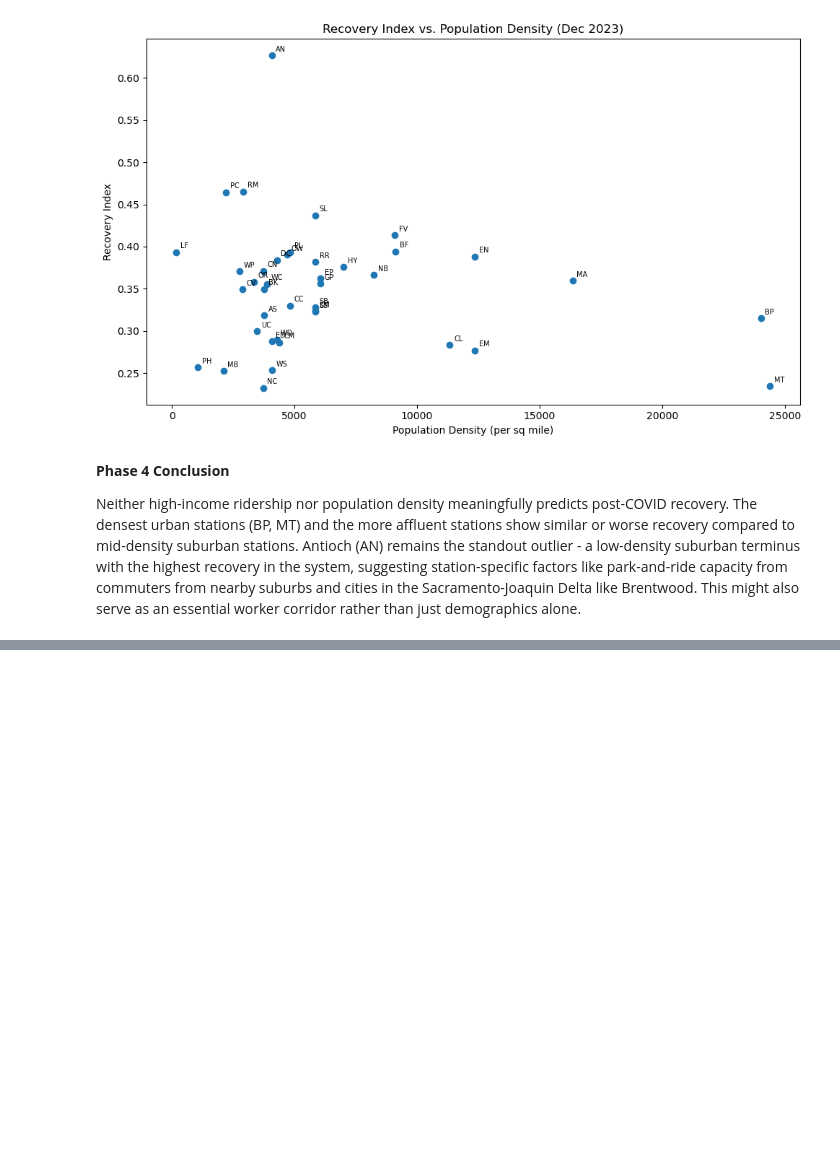
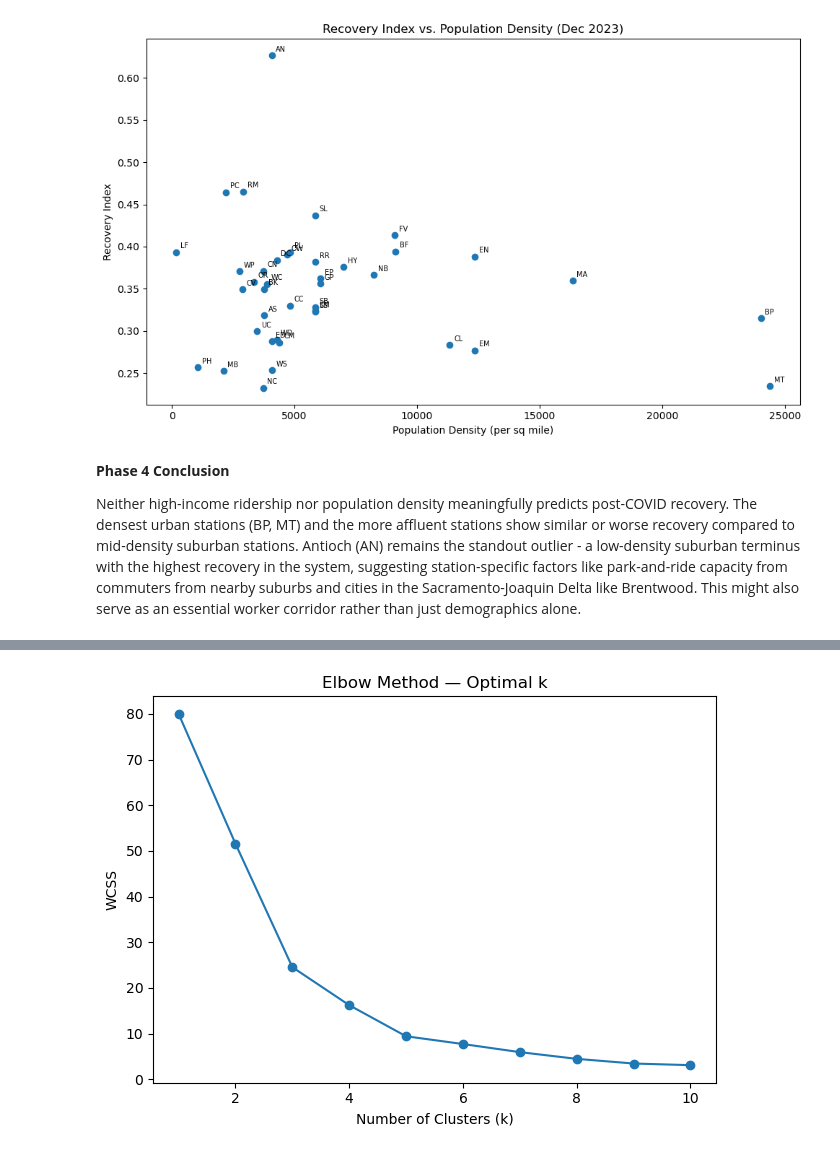
Before and after one commit to Shiv0406/BartProj, a Jupyter notebook: data-exploration.ipynb, the cells around one changed output, grey strips where cells are left out. Cells and saved outputs as stored; diff of their text form; code cells hidden in the pictures; blank space fills up the shorter version.

```diff
--- a/data-exploration.ipynb
+++ b/data-exploration.ipynb
@@ -1098,0 +1314,8 @@ Neither high-income ridership nor population density meaningfully predicts post-
+# %%
+import json
+
+data = json.loads(response.text)
+mhi_existing_df = pd.DataFrame(data[1:], columns=["name", "mhi", "zip"])
+mhi_existing_df["mhi"] = pd.to_numeric(mhi_existing_df["mhi"], errors = "coerce")
+mhi_existing_df = mhi_existing_df[["zip", "mhi"]]
+mhi_existing_df.head()
@@ -1098,0 +1329,3 @@ Neither high-income ridership nor population density meaningfully predicts post-
+# %%
+station_recovery_2023 = station_recovery_2023.merge(mhi_existing_df[["zip", "mhi"]], on = "zip")
+station_recovery_2023[["Two-Letter Station Code", "zip", "pop_density", "mhi", "recovery_index"]].head()
@@ -1098,0 +1355,7 @@ Neither high-income ridership nor population density meaningfully predicts post-
+# %%
+from sklearn.preprocessing import StandardScaler
+
+scaler = StandardScaler()
+X = station_recovery_2023[["pop_density", "mhi"]]
+X_scaled = scaler.fit_transform(X)
+print(X_scaled[:40])
@@ -1098,0 +1380,9 @@ Neither high-income ridership nor population density meaningfully predicts post-
+# %%
+from sklearn.cluster import KMeans
+
+wcss = []
+for k in range(1, 11):
+    kmeans = KMeans(n_clusters = k, random_state=42)
+    kmeans.fit(X_scaled)
+    wcss.append(kmeans.inertia_)
+print(wcss)
@@ -1098,0 +1395,9 @@ Neither high-income ridership nor population density meaningfully predicts post-
+# %%
+plt.plot(range(1, 11), wcss, marker="o")
+plt.xlabel("Number of Clusters (k)")
+plt.ylabel("WCSS")
+plt.title("Elbow Method — Optimal k")
+plt.tight_layout()
+plt.show()
+# %% [output]
+[figure, added]
```
Also changed, not shown: parts of 28 cells of this notebook.
